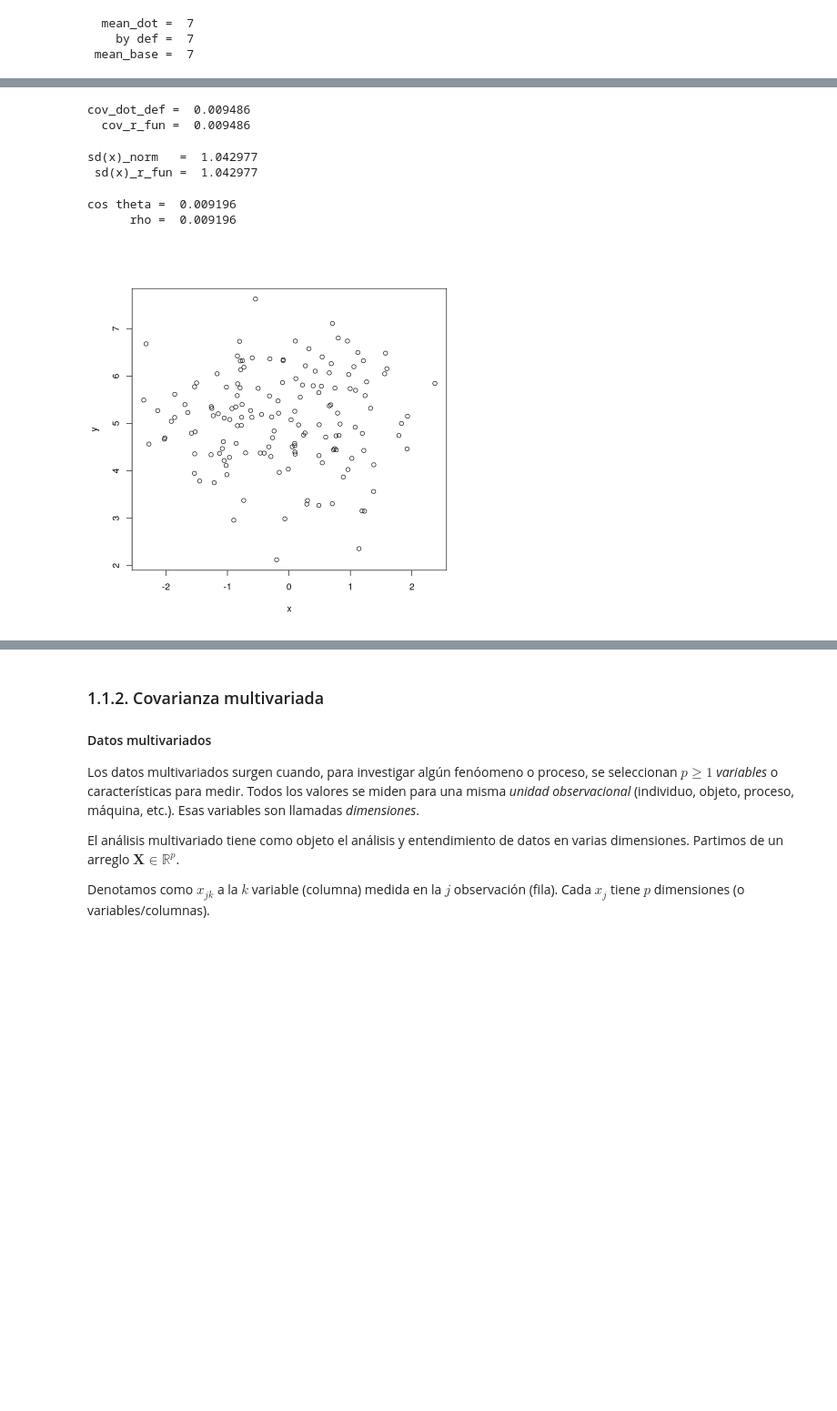
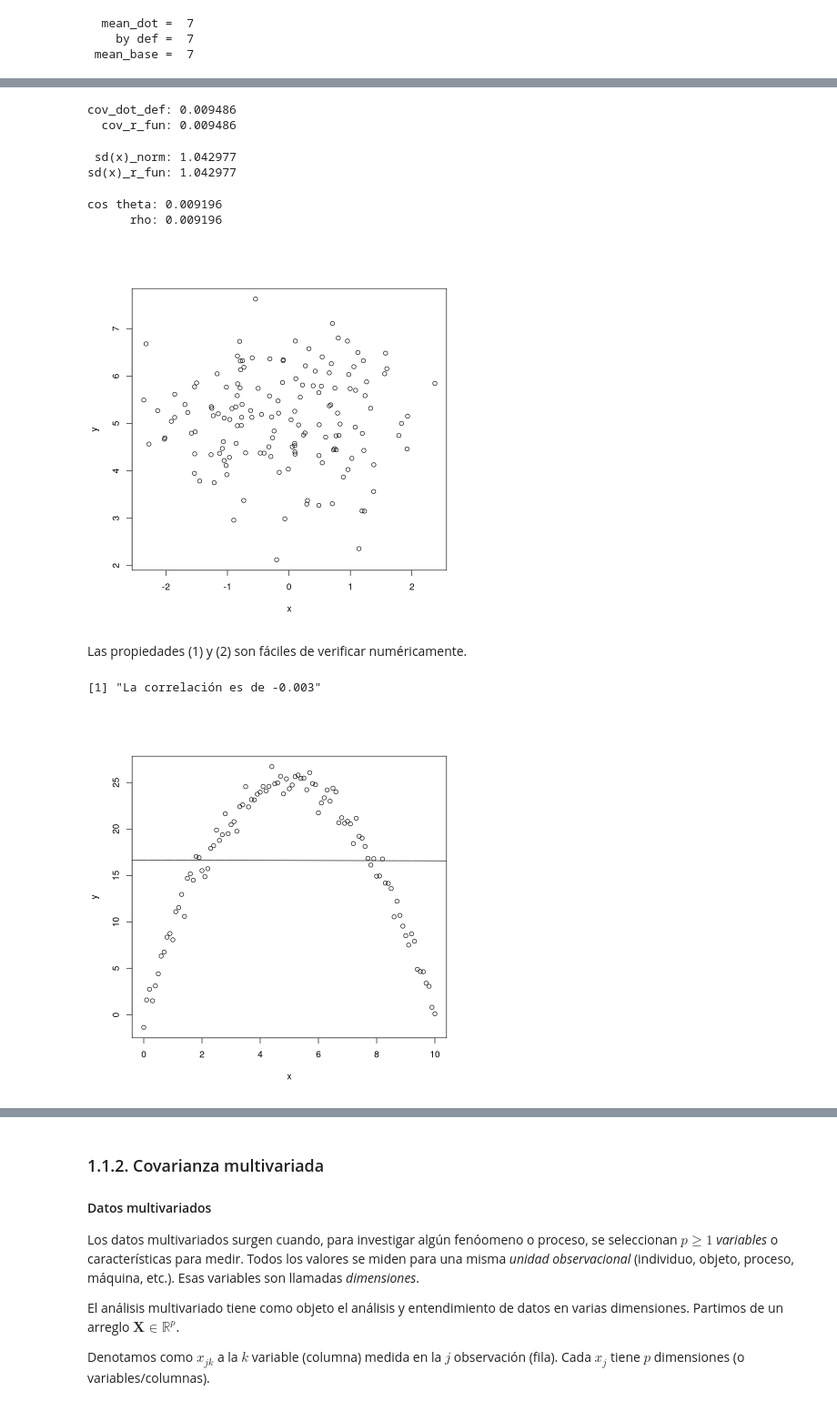
Before and after one commit to jealcalat/Analisis_multivariado-deprecated-, a Jupyter notebook: 1_variables_aleatorias_multivariadas/1.1_correlaciones_covarianzas.ipynb, the cells around one changed output, grey strips where cells are left out. Shown at 91% size. Cells and saved outputs as stored; diff of their text form; code cells hidden in the pictures; blank space fills up the shorter version.

```diff
--- a/1_variables_aleatorias_multivariadas/1.1_correlaciones_covarianzas.ipynb
+++ b/1_variables_aleatorias_multivariadas/1.1_correlaciones_covarianzas.ipynb
@@ -189,15 +199,15 @@ x <- rnorm(150)
 y <- rnorm(150, 5)
 
 cat(
-  "cov_dot_def = ",
-  cov_dot(x, y) |> round(6),
-  "\n",
-  " cov_r_fun = ",
-  cov(x,y) |> round(6)
+  sprintf(
+    "cov_dot_def: %0.6f\n  cov_r_fun: %0.6f",
+    cov_dot(x, y),
+    cov(x, y)
+  )
 )
 # %% [output]
-cov_dot_def =  0.009486
-  cov_r_fun =  0.009486
+cov_dot_def: 0.009486
+  cov_r_fun: 0.009486
 # %%
 # eq 10: mostrar que la desviación estándar de x es la norma de x centrado
 # multiplicado por por la raíz del recíproco de (n-1). Usar la función sd(x)
@@ -218,15 +228,13 @@ set.seed(89)
 x <- rnorm(150)
 
 cat(
-  "sd(x)_norm   = ",
-  sd_x(x) |> round(6),
-  "\n",
-  "sd(x)_r_fun = ",
-  sd(x) |> round(6)
+  sprintf(
+    " sd(x)_norm: %0.6f\nsd(x)_r_fun: %0.6f", sd_x(x), sd(x)
+  )
 )
 # %% [output]
-sd(x)_norm   =  1.042977
- sd(x)_r_fun =  1.042977
+ sd(x)_norm: 1.042977
+sd(x)_r_fun: 1.042977
 # %%
 # eq 11: mostrar que el coeficiente de correlación es igual al coseno de similitud
 # para los vectores centrados x0, y0. Usar la funcion cor(x,y) nativa de R.
@@ -248,14 +256,40 @@ plot(x, y)
 x0 <- center(x)
 y0 <- center(y)
 
+# cat(
+#   "cos theta = ",
+#   cosine_sim(x0, y0) |> round(6),
+#   "\n",
+#   "     rho = ",
+#   cor(x, y) |> round(6)
+# )
 cat(
-  "cos theta = ",
-  cosine_sim(x0, y0) |> round(6),
-  "\n",
-  "     rho = ",
-  cor(x, y) |> round(6)
+  sprintf(
+    "cos theta: %0.6f\n      rho: %0.6f", cosine_sim(x0, y0), cor(x, y)
+  )
 )
 # %% [output]
-cos theta =  0.009196
-      rho =  0.009196
+cos theta: 0.009196
+      rho: 0.009196
 [figure]
+# %% [markdown]
+Las propiedades (1) y (2) son fáciles de verificar numéricamente.
+# %%
+# rho solo mide dependencia lineal, no dependencia en general
+fun_quadratic <- function(x) {
+  xmax <- max(x)
+  x*(xmax - x) + rnorm(length(x), 0, 0.1*xmax)
+}
+set.seed(456)
+x <- seq(0, 10, 0.1)
+y <- fun_quadratic(x)
+plot(x, y)
+abline(lm(y ~ x))
+print(
+  sprintf(
+    'La correlación es de %0.3f', cor(x,y)
+  )
+)
+# %% [output]
+[1] "La correlación es de -0.003"
+[figure, added]
```
Also changed, not shown: parts of 4 cells of this notebook, 1 other file.
